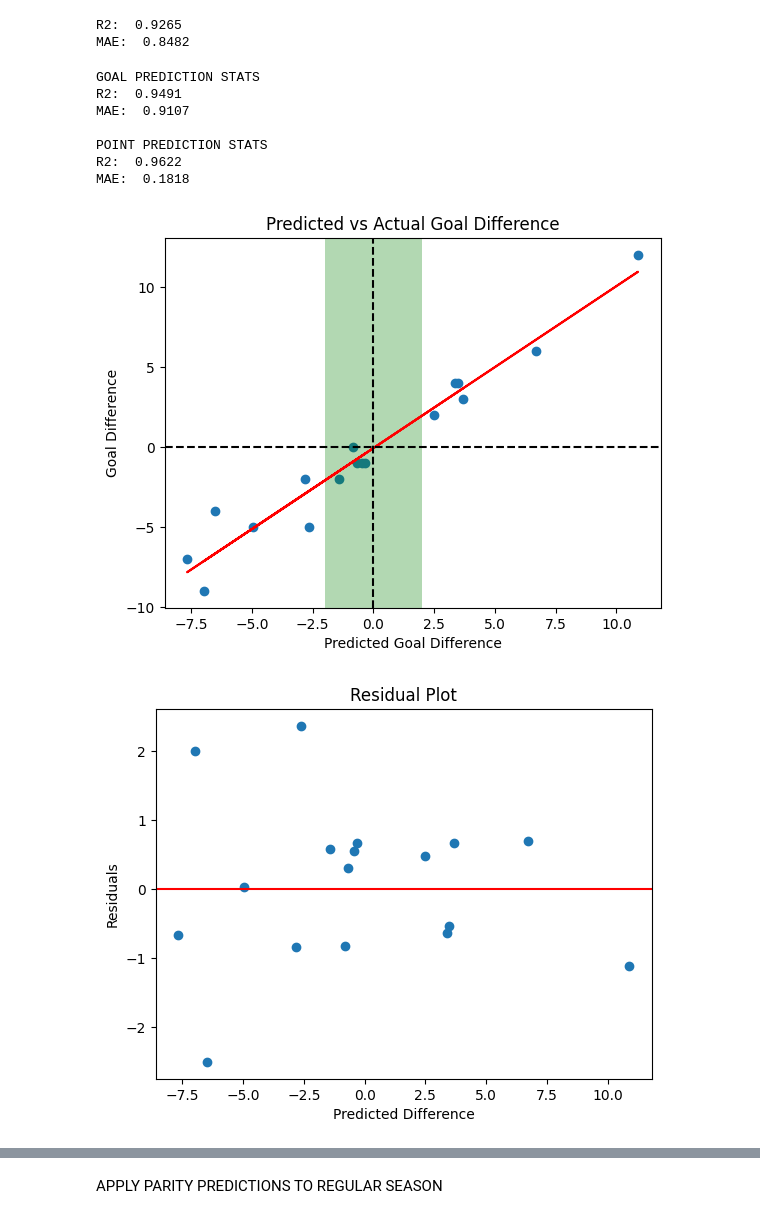
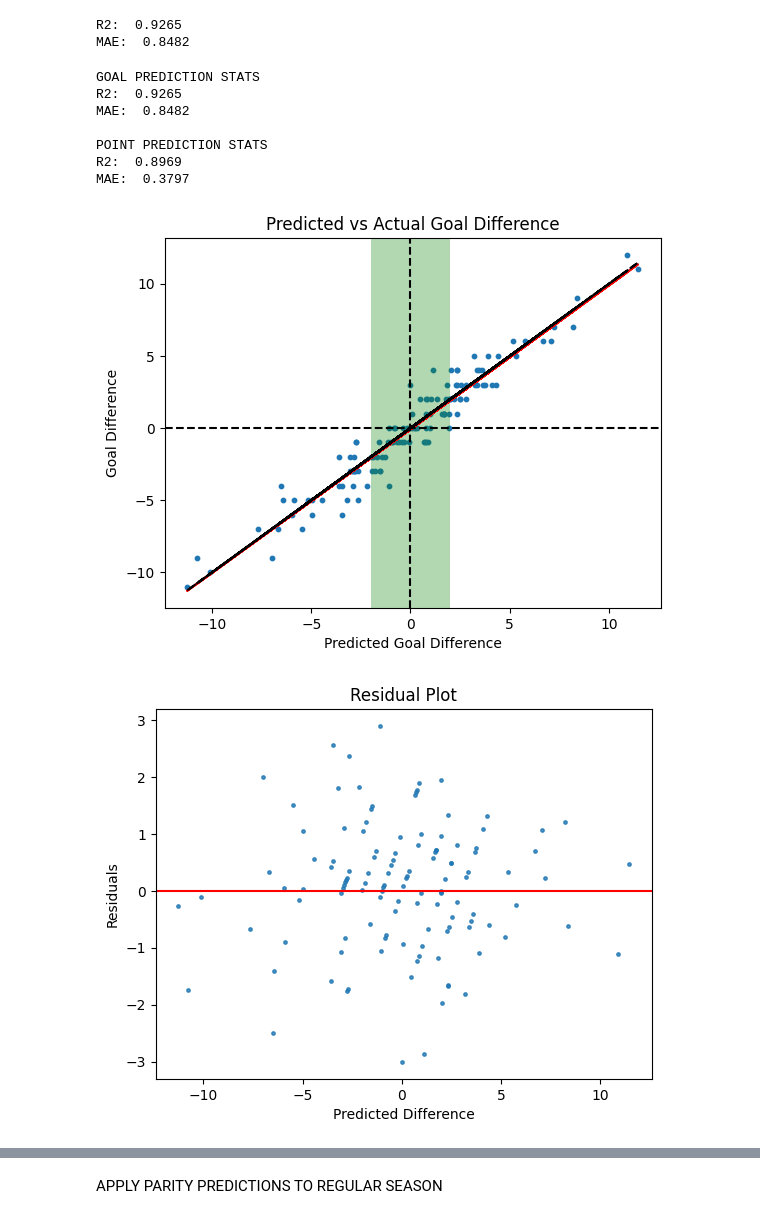
Before and after one commit to BFiveAlive/youth-hockey, a Jupyter notebook: parity.ipynb, the cells around one changed output, grey strips where cells are left out. Saved outputs shown, nothing was run; the diff lists cells and outputs as text; code cells hidden in the pictures.

Commit message:
updated charts

```diff
--- a/parity.ipynb
+++ b/parity.ipynb
@@ -118,27 +119,29 @@ MAE:  0.8482
 # %%
 # out_full.groupby('hometeam_division', observed=True)['hometeam_name'].nunique()
 # %%
+importlib.reload(func)
+
 # CHARTS
-# out_filter = out_full
-out_filter = out_full[(out_full['hometeam_division']=='10U Tier 4')]
+out_filter = out_full
+# out_filter = out_full[(out_full['hometeam_division']=='10U Tier 4')]
 
 plt_1, r2_1, mae_1, plt_2, plt_3, r2_3, mae_3 = func.model_charts(out_filter)
 
 print('GOAL PREDICTION STATS')
 print('R2: ', r2_1)
 print('MAE: ', mae_1)
 print()
 
 print('POINT PREDICTION STATS')
 print('R2: ', r2_3)
 print('MAE: ', mae_3)
 # %% [output]
 GOAL PREDICTION STATS
-R2:  0.9491
-MAE:  0.9107
+R2:  0.9265
+MAE:  0.8482
 
 POINT PREDICTION STATS
-R2:  0.9622
-MAE:  0.1818
+R2:  0.8969
+MAE:  0.3797
-[figure, old version]
+[figure, new version]
-[figure, old version]
+[figure, new version]
```
Also changed, not shown: parts of 3 cells of this notebook, 1 other file.
